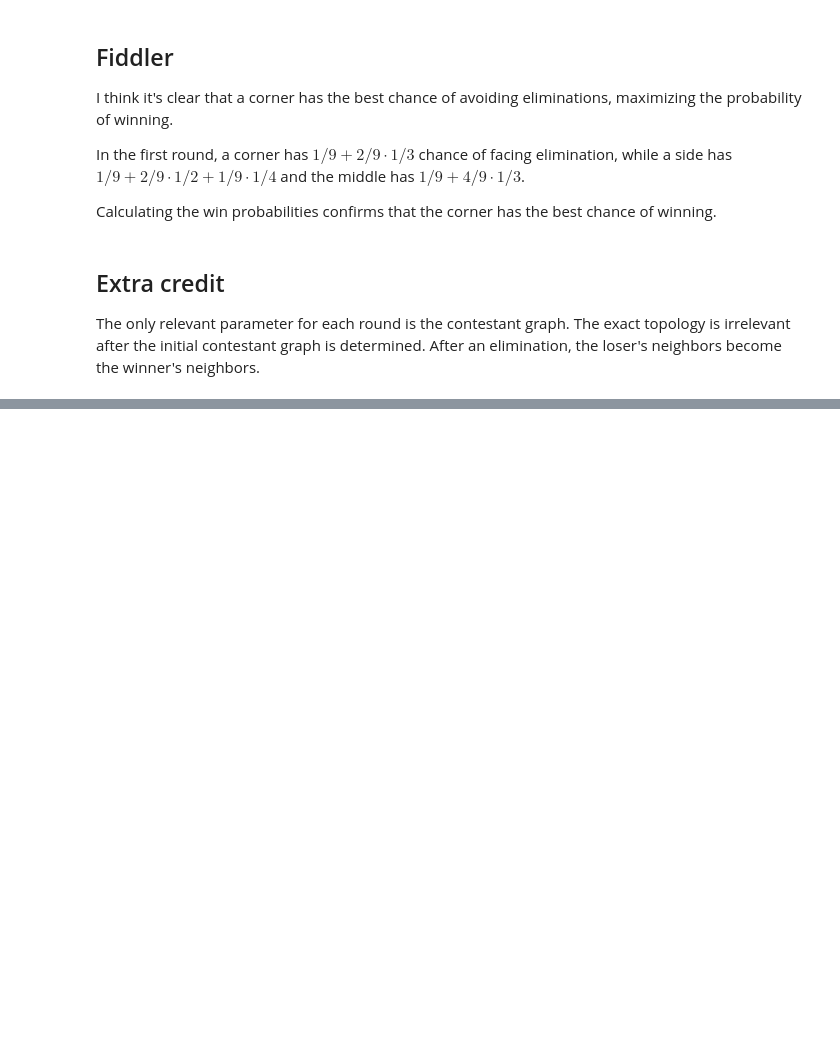
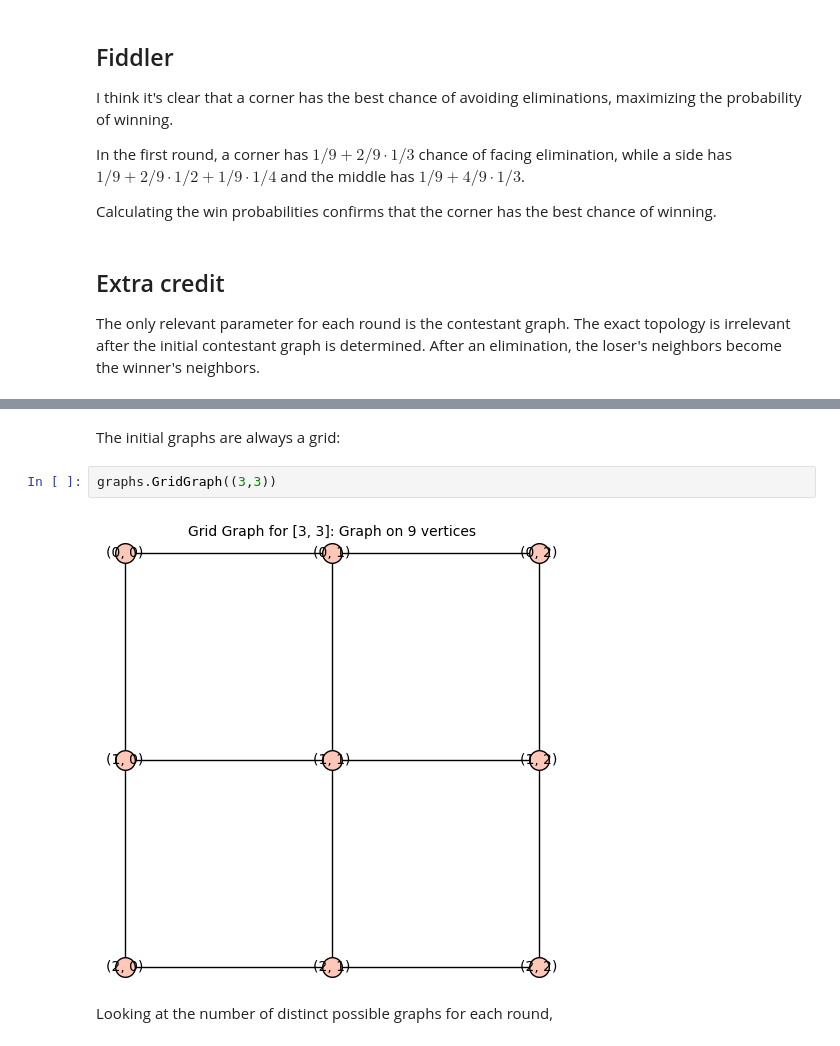
Before and after one commit to qpliu/sunday-puzzle, a Jupyter notebook: riddler/2024/20241213.ipynb, the cells around one changed output, grey strips where cells are left out. Cells and saved outputs as stored; diff of their text form; blank space fills up the shorter version.

```diff
--- a/riddler/2024/20241213.ipynb
+++ b/riddler/2024/20241213.ipynb
@@ -101,0 +173,8 @@ Running [simulations](20241213.go) agree:
+# %% [markdown]
+The initial graphs are always a grid:
+# %%
+graphs.GridGraph((3,3))
+# %% [output]
+[figure, added]
+# %% [markdown]
+Looking at the number of distinct possible graphs for each round,
```
Also changed, not shown: parts of 25 cells of this notebook, 1 other file.
